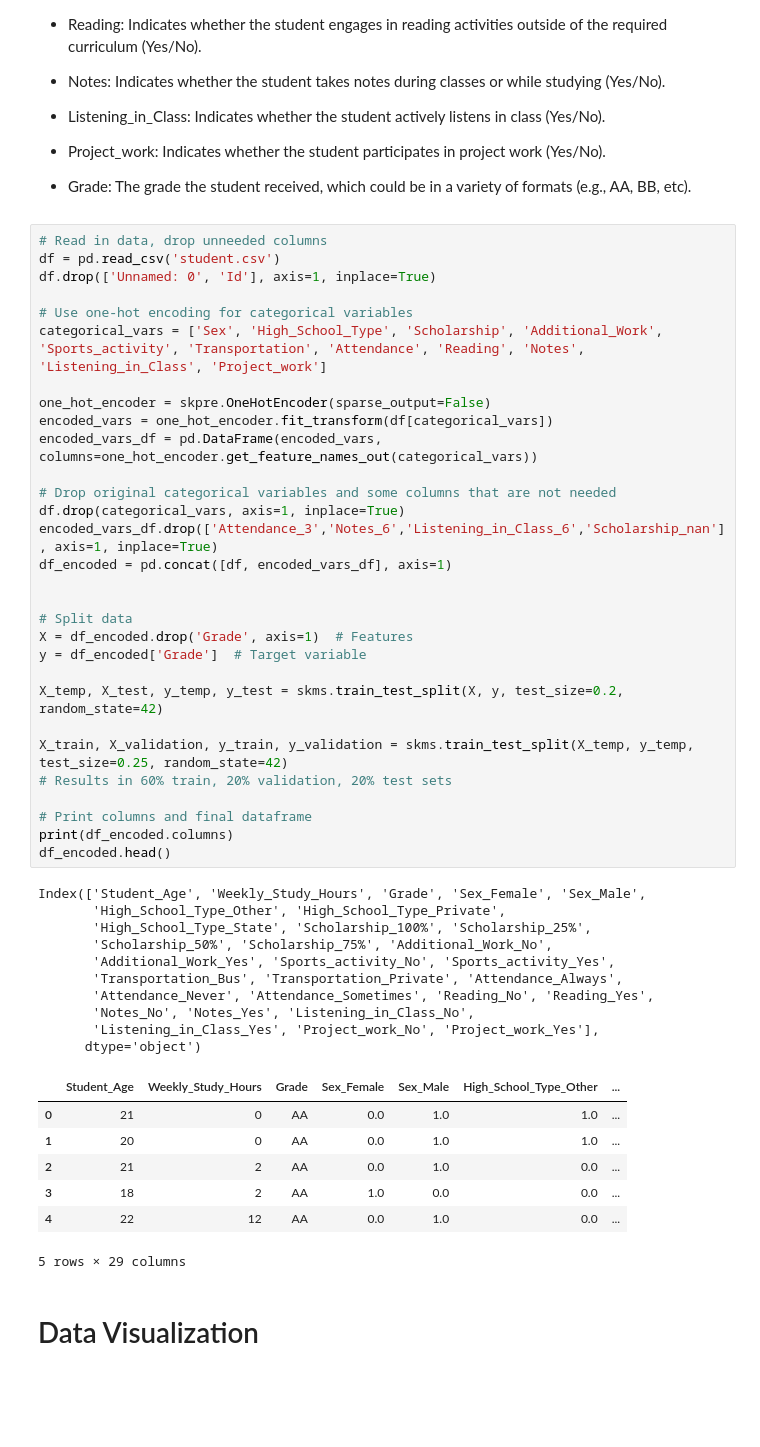
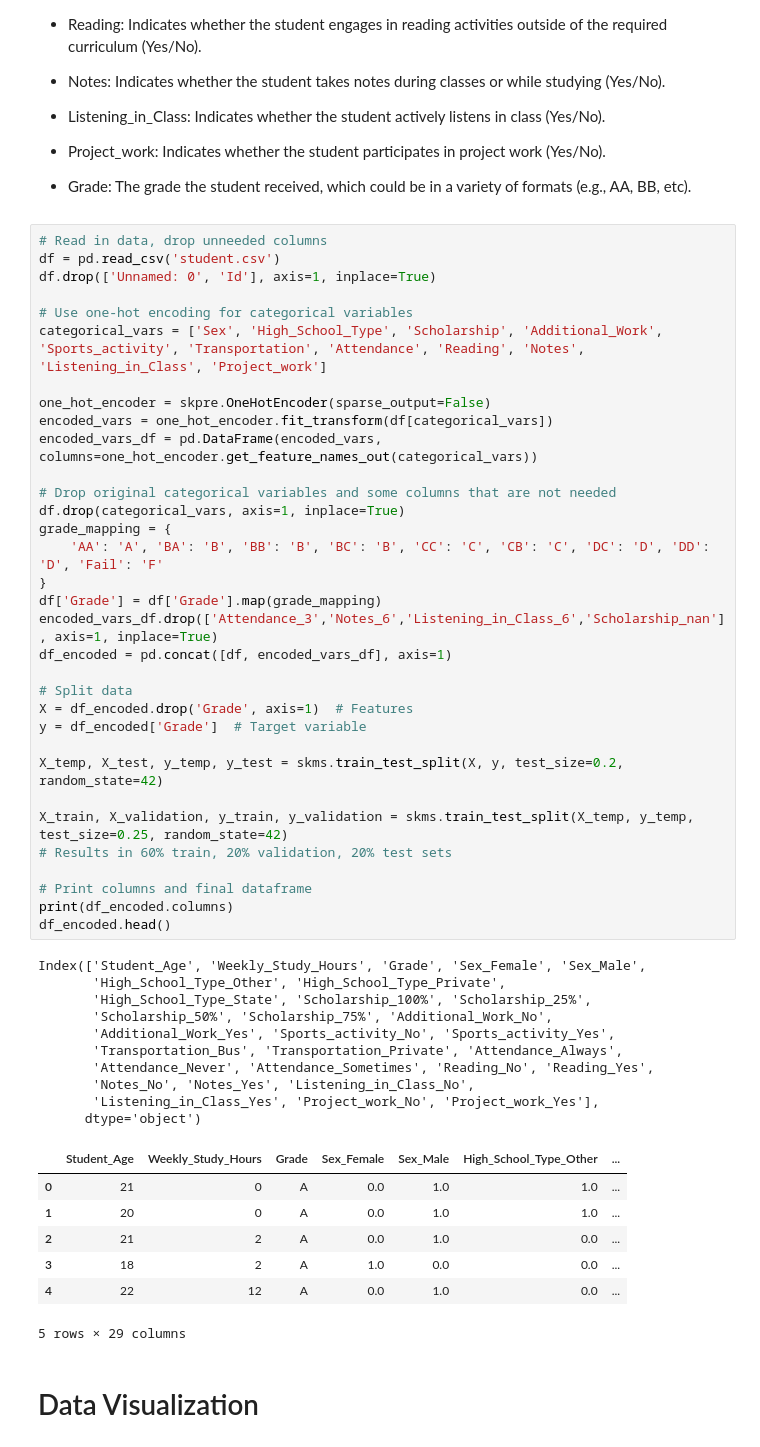
Before and after one commit to SamNicklez/ai-project-1, a Jupyter notebook: src/SamWorkbook.ipynb, the cells around one changed output. Cells and saved outputs as stored; diff of their text form; blank space fills up the shorter version.

```diff
--- a/src/SamWorkbook.ipynb
+++ b/src/SamWorkbook.ipynb
@@ -92,39 +92,42 @@ encoded_vars_df = pd.DataFrame(encoded_vars, columns=one_hot_encoder.get_feature
 
 # Drop original categorical variables and some columns that are not needed
 df.drop(categorical_vars, axis=1, inplace=True)
+grade_mapping = {
+    'AA': 'A', 'BA': 'B', 'BB': 'B', 'BC': 'B', 'CC': 'C', 'CB': 'C', 'DC': 'D', 'DD': 'D', 'Fail': 'F'
+}
+df['Grade'] = df['Grade'].map(grade_mapping)
 encoded_vars_df.drop(['Attendance_3','Notes_6','Listening_in_Class_6','Scholarship_nan'], axis=1, inplace=True)
 df_encoded = pd.concat([df, encoded_vars_df], axis=1)
-
 
 # Split data
 X = df_encoded.drop('Grade', axis=1)  # Features
 y = df_encoded['Grade']  # Target variable
 
 X_temp, X_test, y_temp, y_test = skms.train_test_split(X, y, test_size=0.2, random_state=42)
 
 X_train, X_validation, y_train, y_validation = skms.train_test_split(X_temp, y_temp, test_size=0.25, random_state=42)
 # Results in 60% train, 20% validation, 20% test sets
 
 # Print columns and final dataframe
 print(df_encoded.columns)
 df_encoded.head()
 # %% [output]
 Index(['Student_Age', 'Weekly_Study_Hours', 'Grade', 'Sex_Female', 'Sex_Male',
        'High_School_Type_Other', 'High_School_Type_Private',
        'High_School_Type_State', 'Scholarship_100%', 'Scholarship_25%',
        'Scholarship_50%', 'Scholarship_75%', 'Additional_Work_No',
        'Additional_Work_Yes', 'Sports_activity_No', 'Sports_activity_Yes',
        'Transportation_Bus', 'Transportation_Private', 'Attendance_Always',
        'Attendance_Never', 'Attendance_Sometimes', 'Reading_No', 'Reading_Yes',
        'Notes_No', 'Notes_Yes', 'Listening_in_Class_No',
        'Listening_in_Class_Yes', 'Project_work_No', 'Project_work_Yes'],
       dtype='object')
 |  | Student_Age | Weekly_Study_Hours | Grade | Sex_Female | Sex_Male | High_School_Type_Other | ... |
-| 0 | 21 | 0 | AA | 0.0 | 1.0 | 1.0 | ... |
-| 1 | 20 | 0 | AA | 0.0 | 1.0 | 1.0 | ... |
-| 2 | 21 | 2 | AA | 0.0 | 1.0 | 0.0 | ... |
-| 3 | 18 | 2 | AA | 1.0 | 0.0 | 0.0 | ... |
-| 4 | 22 | 12 | AA | 0.0 | 1.0 | 0.0 | ... |
+| 0 | 21 | 0 | A | 0.0 | 1.0 | 1.0 | ... |
+| 1 | 20 | 0 | A | 0.0 | 1.0 | 1.0 | ... |
+| 2 | 21 | 2 | A | 0.0 | 1.0 | 0.0 | ... |
+| 3 | 18 | 2 | A | 1.0 | 0.0 | 0.0 | ... |
+| 4 | 22 | 12 | A | 0.0 | 1.0 | 0.0 | ... |
 5 rows × 29 columns
 # %% [markdown]
 # Data Visualization
```
Also changed, not shown: parts of 2 cells of this notebook.
